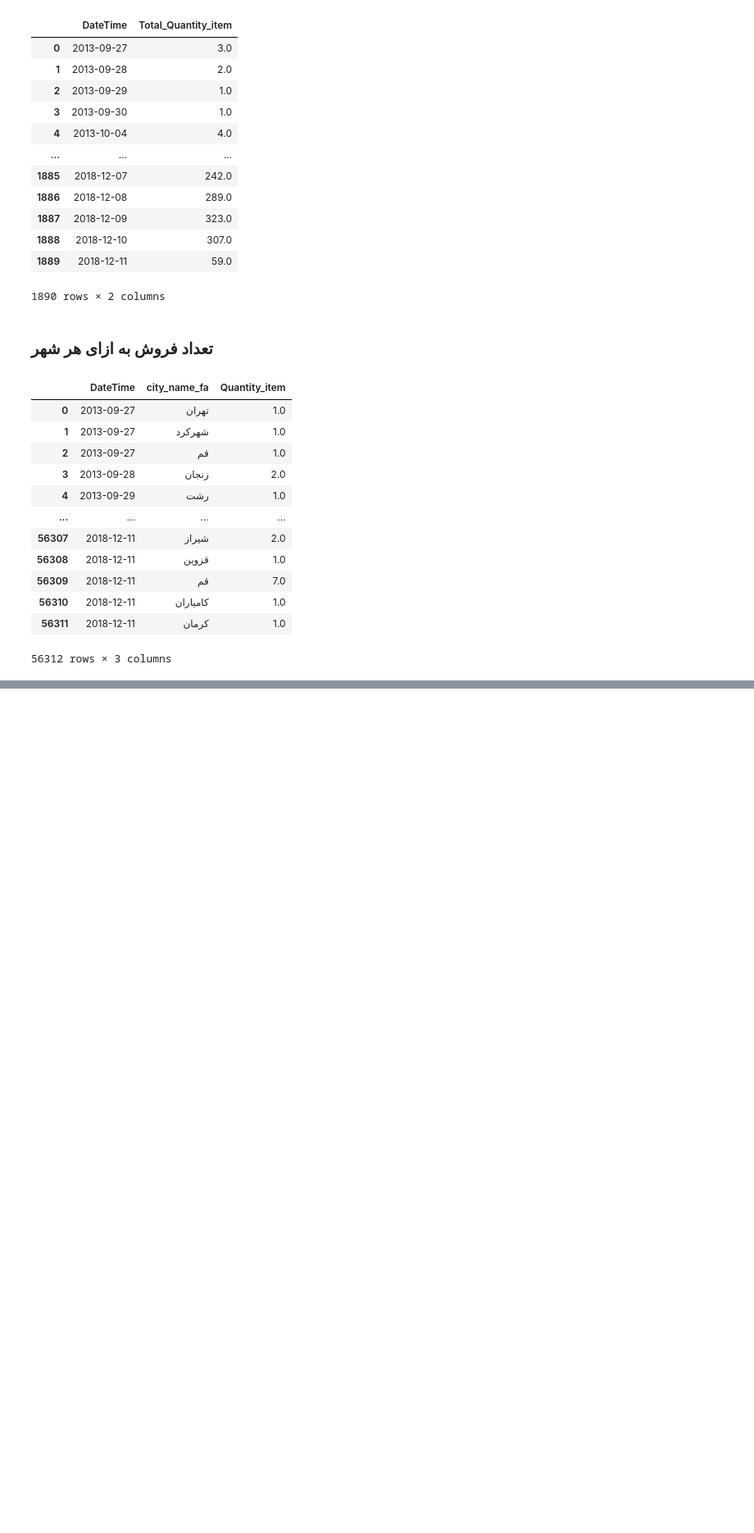
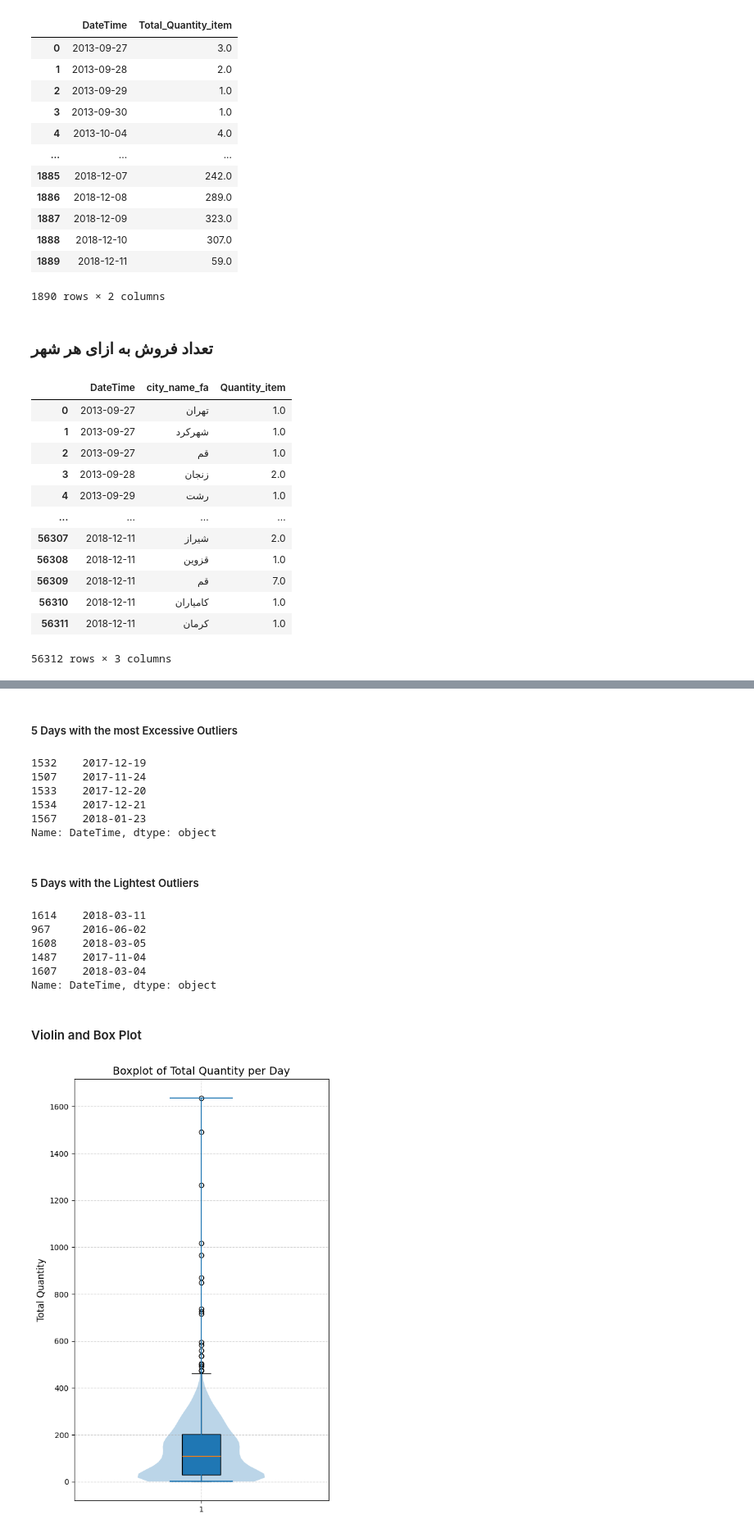
Before and after one commit to kasratookallo-svg/Digi_Kala_Data_Analysis, a Jupyter notebook: plot_for_orders.ipynb, the cells around one changed output, grey strips where cells are left out. Shown at 82% size. Cells and saved outputs as stored; diff of their text form; code cells hidden in the pictures; blank space fills up the shorter version.

```diff
--- a/plot_for_orders.ipynb
+++ b/plot_for_orders.ipynb
@@ -89,0 +358,35 @@ plt.show()
+# %% [markdown]
+##### 5 Days with the most Excessive Outliers
+# %%
+sorted_outliers['DateTime'].head(5)
+# %% [output]
+1532    2017-12-19
+1507    2017-11-24
+1533    2017-12-20
+1534    2017-12-21
+1567    2018-01-23
+Name: DateTime, dtype: object
+# %% [markdown]
+##### 5 Days with the Lightest Outliers
+# %%
+sorted_outliers['DateTime'].tail(5)
+# %% [output]
+1614    2018-03-11
+967     2016-06-02
+1608    2018-03-05
+1487    2017-11-04
+1607    2018-03-04
+Name: DateTime, dtype: object
+# %% [markdown]
+#### Violin and Box Plot
+# %%
+plt.figure(figsize=(6, 10))
+
+plt.boxplot(daily_sales["Total_Quantity_item"], vert=True, patch_artist=True)
+plt.violinplot(daily_sales["Total_Quantity_item"], vert=True)
+
+plt.title("Boxplot of Total Quantity per Day", fontsize=14)
+plt.ylabel("Total Quantity", fontsize=12)
+plt.grid(True, linestyle='--', alpha=0.6)
+# %% [output]
+[figure, added]
```
Also changed, not shown: parts of 33 cells of this notebook.
